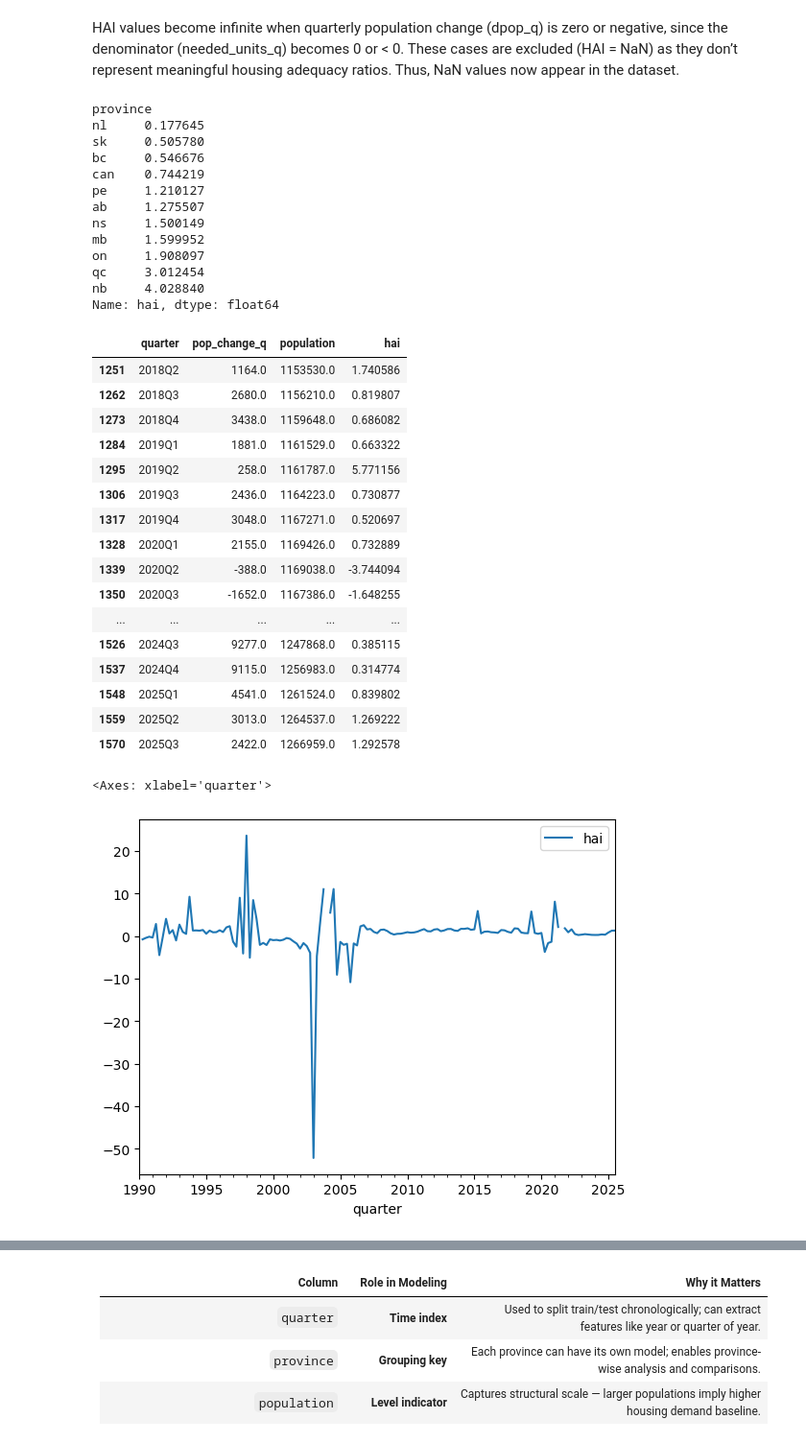
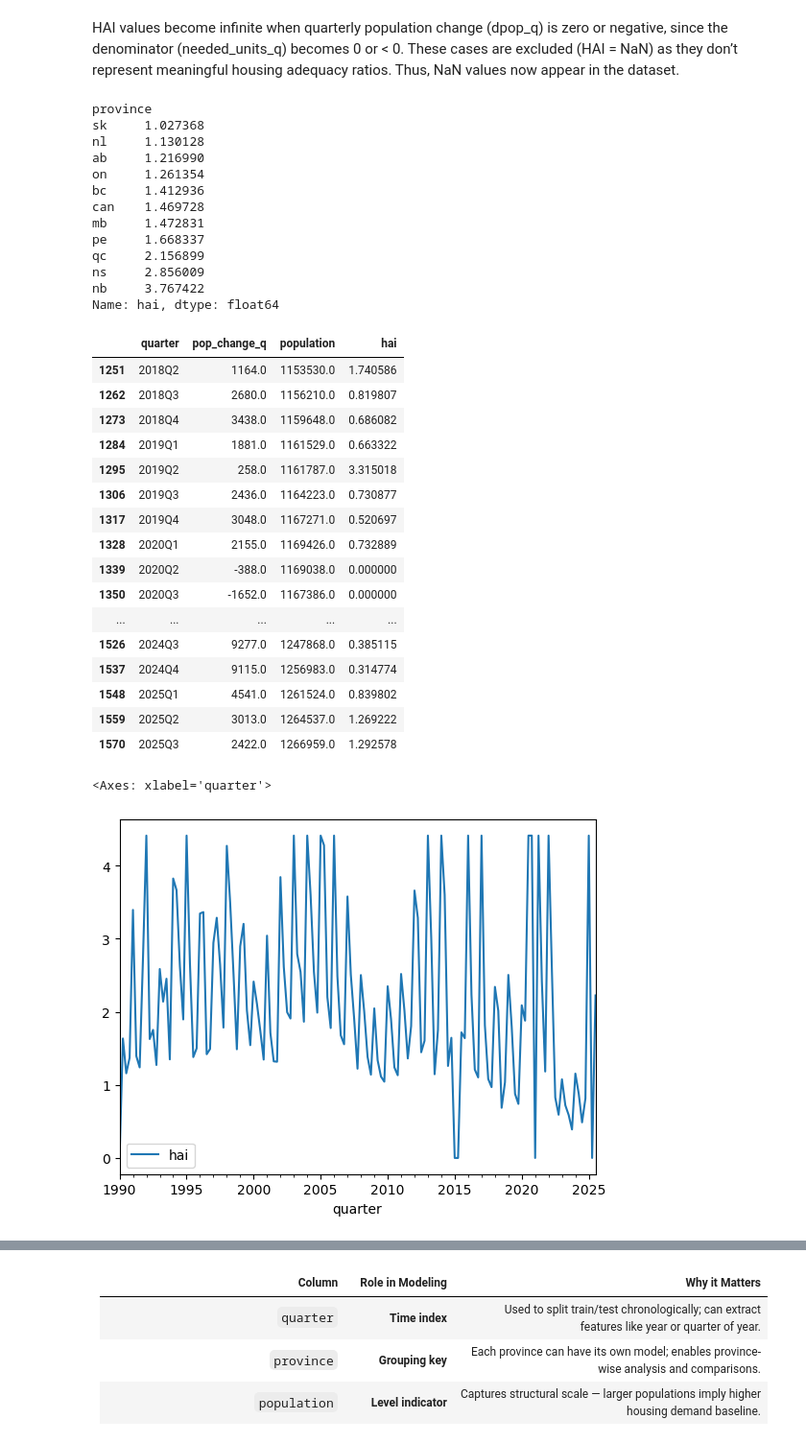
Before and after one commit to Erdos-Projects/fall-2025-forecasting-housing-supply-demand, a Jupyter notebook: housing.ipynb, the cells around one changed output, grey strips where cells are left out. Shown at 96% size. Drawn from its saved outputs; the diff is of its cells as text; code cells hidden in the pictures.

```diff
--- a/housing.ipynb
+++ b/housing.ipynb
@@ -343,4 +343,6 @@ The time index (e.g., `1990Q1`, `1990Q2`, …) remains unchanged and only the un
 # %%
 df['starts_saar_q'] = df['starts_saar']/4
 df['dwelling_starts'] = df['starts_saar_q'] * 1000
+
+df_cp = df.copy()
 # %%
@@ -362,9 +356,33 @@ df
 # %% [markdown]
 Housing Adequacy Index (HAI):
 HAI = starts/needed, if <1: inadequate, >1: surplus
+# %%
+def cap_spikes(x):
+    Q1, Q3 = x.quantile([0.25, 0.75])
+    IQR = Q3 - Q1
+    spikes = (x < Q1 - 1.5*IQR) | (x > Q3 + 1.5*IQR)
+    cap = x[~spikes].max()
+    return np.where(spikes, cap, x)
 # %%
+df = df_cp.copy()
 df['pop_change_q'] = df.groupby('province')['population'].diff()
 df['needed_units_q'] = df['pop_change_q']/2.5 #considering an average household size = 2.5
-df['hai'] = df['dwelling_starts']/df['needed_units_q']
-df.loc[df["needed_units_q"].abs() < 10, "hai"] = np.nan #cases where quarterly population change ≈ 0 were set to NaN,
+df.loc[df['pop_change_q'] <= 0, 'needed_units_q'] = 0  # ignore population decline
+
+# df['hai'] = df['dwelling_starts']/df['needed_units_q']
+df['hai_init'] = np.where(df['needed_units_q'] > 0,
+                     df['dwelling_starts'] / df['needed_units_q'],
+                     0.0)
+
+# Q1 = df['hai'].quantile(0.25)
+# Q3 = df['hai'].quantile(0.75)
+# IQR = Q3 - Q1
+# spikes = (df['hai'] < Q1 - 1.5*IQR) | (df['hai'] > Q3 + 1.5*IQR)
+# max_without_spikes = df.loc[~spikes, 'hai'].max()
+#df.loc[spikes, 'hai'] = max_without_spikes
+
+df['hai'] = df.groupby('province')['hai_init'].transform(cap_spikes)
+df = df.drop(columns=['hai_init'])
+
+# df.loc[(df["needed_units_q"]<0.0)&(df["needed_units_q"]<0.1), "hai"] = 0 #cases where quarterly population change ≈ 0 were set to NaN,
 #since extremely small denominators produce unrealistically large ratios that do not reflect real housing dynamics.
@@ -432,22 +459,22 @@ df.query("pop_change_q < -100000") #checking for wild negative growth
 HAI values become infinite when quarterly population change (dpop_q) is zero or negative, since the denominator (needed_units_q) becomes 0 or < 0.
 These cases are excluded (HAI = NaN) as they don’t represent meaningful housing adequacy ratios. Thus, NaN values now appear in the dataset.
 # %%
-df.loc[df["needed_units_q"] == 0, "hai"] = np.nan #defining HAI only if the population is not changing
+# df.loc[df["needed_units_q"] == 0, "hai"] = np.nan #defining HAI only if the population is not changing
 # %%
 df.groupby('province')['hai'].mean().sort_values()
 # %% [output]
 province
-nl     0.177645
-sk     0.505780
-bc     0.546676
-can    0.744219
-pe     1.210127
-ab     1.275507
-ns     1.500149
-mb     1.599952
-on     1.908097
-qc     3.012454
-nb     4.028840
+sk     1.027368
+nl     1.130128
+ab     1.216990
+on     1.261354
+bc     1.412936
+can    1.469728
+mb     1.472831
+pe     1.668337
+qc     2.156899
+ns     2.856009
+nb     3.767422
 Name: hai, dtype: float64
 # %%
 df.query("province=='sk'")[["quarter","pop_change_q","population", 'hai']].tail(30)
@@ -457,12 +484,12 @@ df.query("province=='sk'")[["quarter","pop_change_q","population", 'hai']].tail(
 | 1262 | 2018Q3 | 2680.0 | 1156210.0 | 0.819807 |
 | 1273 | 2018Q4 | 3438.0 | 1159648.0 | 0.686082 |
 | 1284 | 2019Q1 | 1881.0 | 1161529.0 | 0.663322 |
-| 1295 | 2019Q2 | 258.0 | 1161787.0 | 5.771156 |
+| 1295 | 2019Q2 | 258.0 | 1161787.0 | 3.315018 |
 | 1306 | 2019Q3 | 2436.0 | 1164223.0 | 0.730877 |
 | 1317 | 2019Q4 | 3048.0 | 1167271.0 | 0.520697 |
 | 1328 | 2020Q1 | 2155.0 | 1169426.0 | 0.732889 |
-| 1339 | 2020Q2 | -388.0 | 1169038.0 | -3.744094 |
-| 1350 | 2020Q3 | -1652.0 | 1167386.0 | -1.648255 |
+| 1339 | 2020Q2 | -388.0 | 1169038.0 | 0.000000 |
+| 1350 | 2020Q3 | -1652.0 | 1167386.0 | 0.000000 |
 | ... | ... | ... | ... | ... |
 | 1526 | 2024Q3 | 9277.0 | 1247868.0 | 0.385115 |
 | 1537 | 2024Q4 | 9115.0 | 1256983.0 | 0.314774 |
@@ -470,10 +497,10 @@ df.query("province=='sk'")[["quarter","pop_change_q","population", 'hai']].tail(
 | 1559 | 2025Q2 | 3013.0 | 1264537.0 | 1.269222 |
 | 1570 | 2025Q3 | 2422.0 | 1266959.0 | 1.292578 |
 # %%
-df.query("province=='sk'").set_index("quarter")[["hai"]].plot()
+df.query("province=='qc'").set_index("quarter")[["hai"]].plot()
 # %% [output]
 <Axes: xlabel='quarter'>
-[figure, old version]
+[figure, new version]
 # %%
 df.isnull().sum()
 # %% [output]
```
Also changed, not shown: parts of 7 cells of this notebook, 9 other files.
